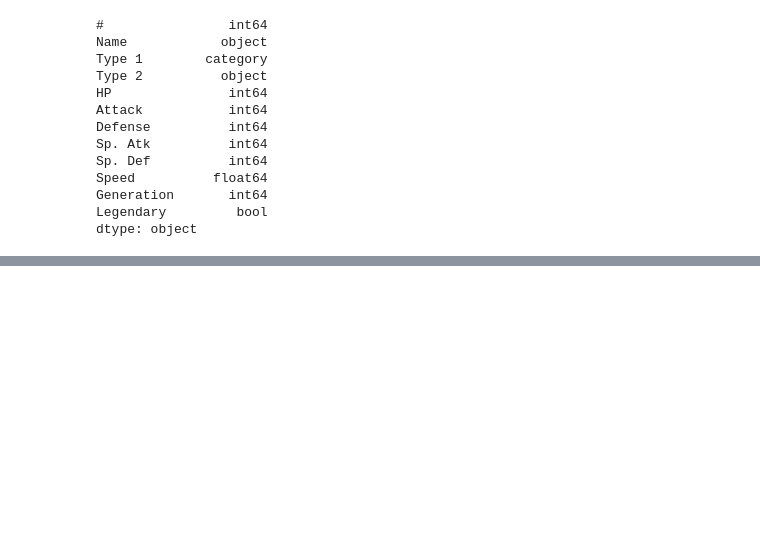
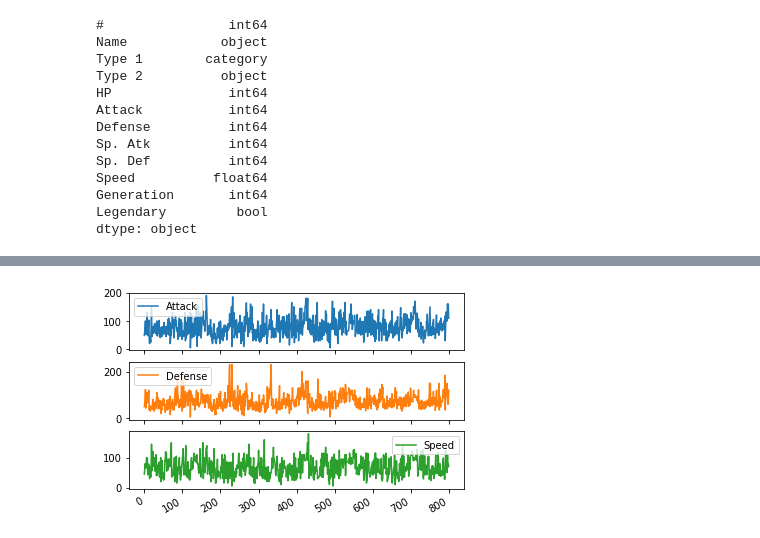
Before and after one commit to karannaik/Data-Science, a Jupyter notebook: Pokemon Weedles cave/Untitled.ipynb, the cells around one changed output, grey strips where cells are left out. Drawn from its saved outputs; the diff is of its cells as text; code cells hidden in the pictures; blank space fills up the shorter version.

```diff
--- a/Pokemon Weedles cave/Untitled.ipynb
+++ b/Pokemon Weedles cave/Untitled.ipynb
@@ -820,0 +873,5 @@ data.head()
+# %%
+data1.plot(subplots = True)
+plt.show()
+# %% [output]
+[figure, added]
```
Also changed, not shown: parts of 19 cells of this notebook.
